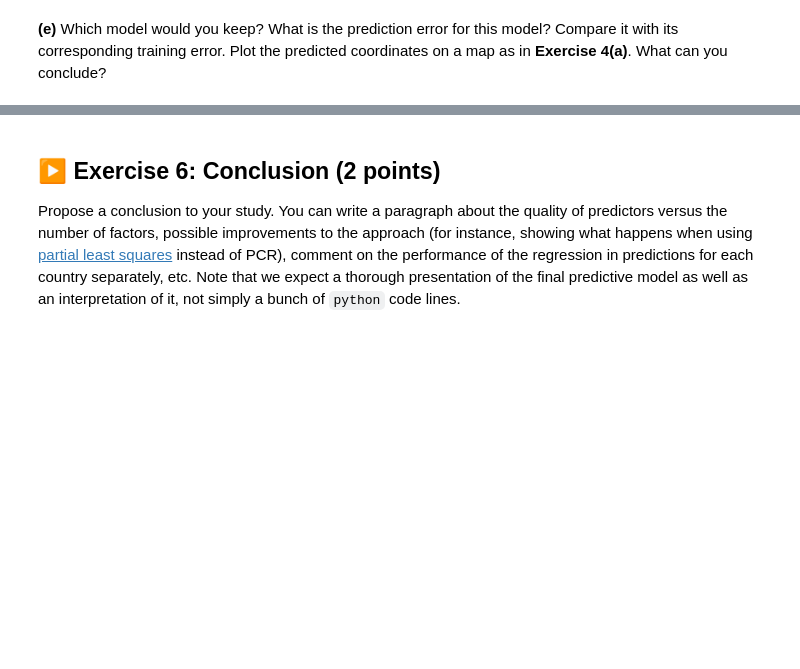
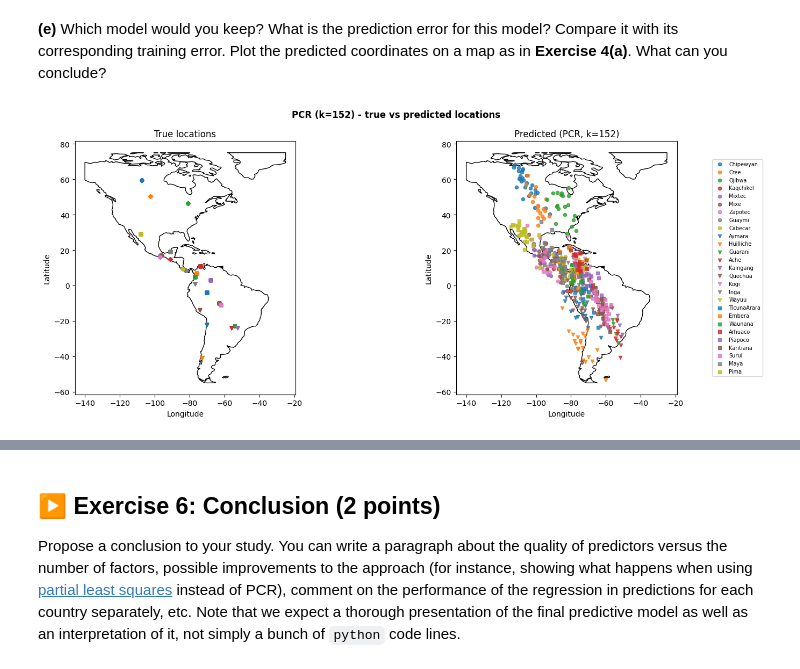
Before and after one commit to Ba-Hi/reports_tp, a Jupyter notebook: TP2/TP2.ipynb, the cells around one changed output, grey strips where cells are left out. Saved outputs shown, nothing was run; the diff lists cells and outputs as text; code cells hidden in the pictures; blank space fills up the shorter version.

Commit message:
modif finale TP2

```diff
--- a/TP2/TP2.ipynb
+++ b/TP2/TP2.ipynb
@@ -765,2 +679,44 @@ ValueError: n_components=422 must be between 0 and min(n_samples, n_features)=38
 # %% [markdown]
 **(e)** Which model would you keep? What is the prediction error for this model? Compare it with its corresponding training error. Plot the predicted coordinates on a map as in **Exercise 4(a)**. What can you conclude?
+# %%
+pipe_final = make_pipeline(
+    PCA(n_components=best_n, svd_solver='full'),
+    LinearRegression()
+)
+pipe_final.fit(X, y)
+Y_pred_final = pipe_final.predict(X)
+
+lat_pred_final = Y_pred_final[:, 0]
+lon_pred_final = Y_pred_final[:, 1]
+
+
+df_pred = df.copy()
+df_pred['lat']  = lat_pred_final
+df_pred['long'] = lon_pred_final
+
+gdf_pred = gpd.GeoDataFrame(df_pred, geometry=gpd.points_from_xy(lon_pred_final, lat_pred_final))
+gdf_real = gpd.GeoDataFrame(df,      geometry=gpd.points_from_xy(df['long'], df['lat']))
+
+world = gpd.read_file(geodatasets.get_path('naturalearth.land'))
+fig, axes = plt.subplots(1, 2, figsize=(16, 6))
+
+for ax, gdf_i, title in zip(axes,
+                             [gdf_real, gdf_pred],
+                             ['True locations', f'Predicted (PCR, k={best_n})']):
+    world.clip([-140, -55, -25, 75]).plot(ax=ax, color='white', edgecolor='black')
+    for i, tribe in enumerate(gdf_i['Pop'].unique()):
+        members = gdf_i[gdf_i['Pop'] == tribe]
+        ax.scatter(members['long'], members['lat'],
+                   marker=marker_list[i//9],
+                   color=colors_list[i%9],
+                   label=tribe, s=20, alpha=0.8)
+    ax.set_title(title)
+    ax.set_xlabel('Longitude')
+    ax.set_ylabel('Latitude')
+
+axes[1].legend(loc='center right', bbox_to_anchor=(1.4, 0.5), fontsize=7)
+plt.suptitle(f'PCR (k={best_n}) - true vs predicted locations', fontweight='bold')
+plt.tight_layout()
+plt.show()
+# %% [output]
+[figure, added]
```
Also changed, not shown: parts of 15 cells of this notebook.
